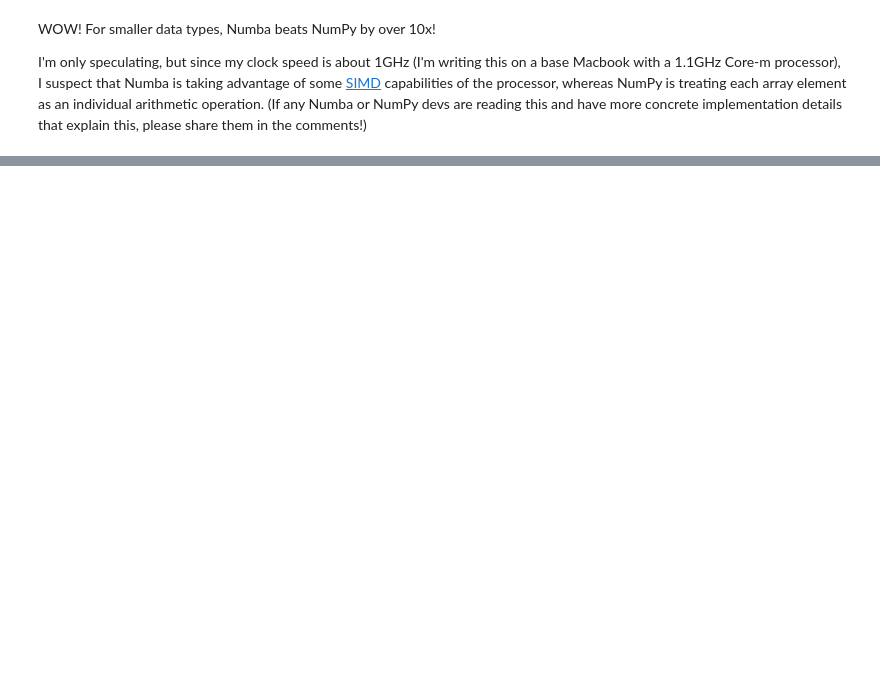
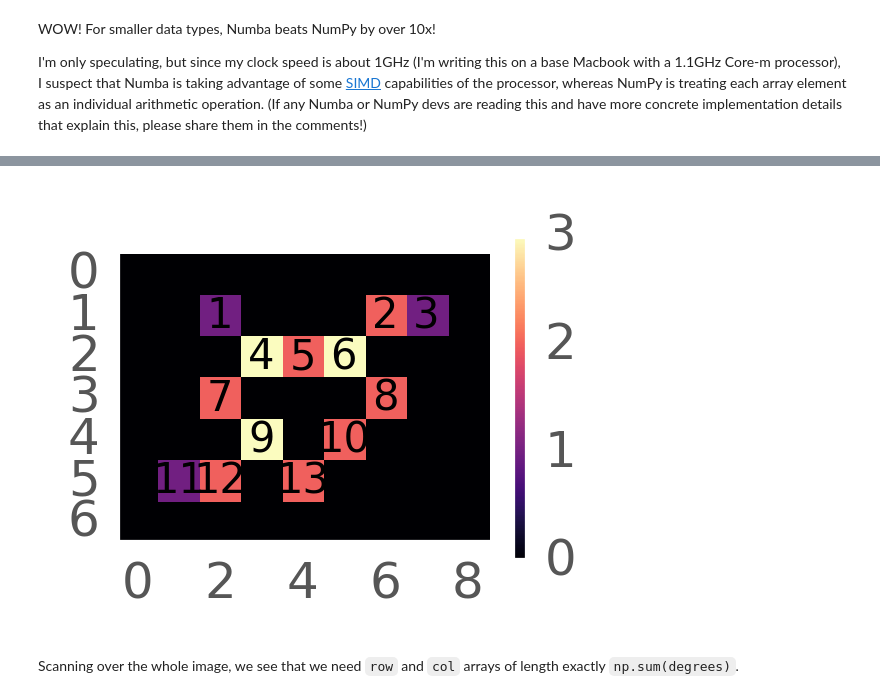
Before and after one commit to jni/blog-notebooks, a Jupyter notebook: wip/Numba in the real world.ipynb, the cells around one changed output, grey strips where cells are left out. Drawn from its saved outputs; the diff is of its cells as text; code cells hidden in the pictures; blank space fills up the shorter version.

```diff
--- a/wip/Numba in the real world.ipynb
+++ b/wip/Numba in the real world.ipynb
@@ -76,0 +122,15 @@ In this context, I decided to use numba to do something a little less trivial, a
+# %%
+fig, ax = plt.subplots(figsize=(2, 2))
+result = ax.imshow(degrees, cmap='magma')
+cbar = fig.colorbar(result, ax=ax, shrink=0.7)
+cbar.set_ticks([0, 1, 2, 3])
+
+nnz = len(np.flatnonzero(degrees))
+pixel_labels = np.arange(nnz) + 1
+for lab, y, x in zip(pixel_labels, *np.nonzero(degrees)):
+    ax.text(x, y, lab, horizontalalignment='center',
+            verticalalignment='center')
+# %% [output]
+[figure, added]
+# %% [markdown]
+Scanning over the whole image, we see that we need `row` and `col` arrays of length exactly `np.sum(degrees)`.
```
Also changed, not shown: parts of 36 cells of this notebook.
